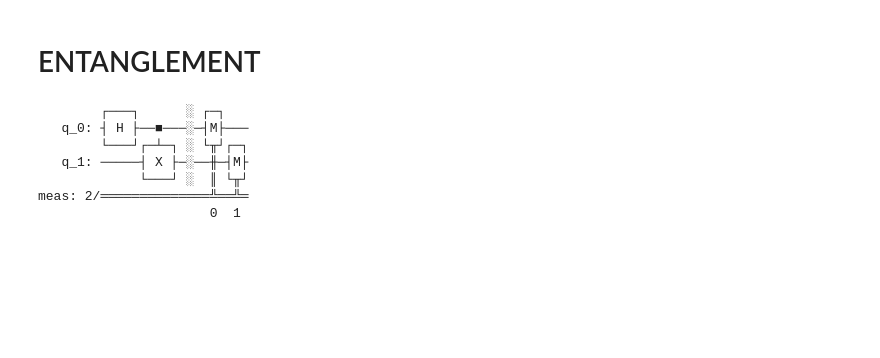
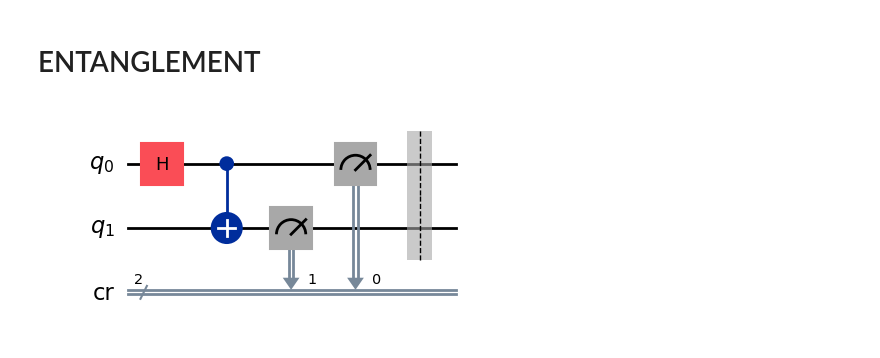
Before and after one commit to el-dAna/QC, a Jupyter notebook: hacathons/qrise_ibm.ipynb, the cells around one changed output. Saved outputs shown, nothing was run; the diff lists cells and outputs as text; code cells hidden in the pictures; blank space fills up the shorter version.

```diff
--- a/hacathons/qrise_ibm.ipynb
+++ b/hacathons/qrise_ibm.ipynb
@@ -138,19 +141,19 @@ display(plot_histogram(filtered_statistics))
 [figure]
 # %% [markdown]
 # ENTANGLEMENT
-# %%
-qr = QuantumRegister(2, 'q')
-qc = QuantumCircuit(qr)
-qc.h(0)
-qc.cx(0, 1)
-qc.measure_all()
-qc.draw()
-# %% [output]
-        ┌───┐      ░ ┌─┐
-   q_0: ┤ H ├──■───░─┤M├───
-        └───┘┌─┴─┐ ░ └╥┘┌─┐
-   q_1: ─────┤ X ├─░──╫─┤M├
-             └───┘ ░  ║ └╥┘
-meas: 2/══════════════╩══╩═
-                      0  1
+# %%
+qr = QuantumRegister(2, 'q')
+cr = ClassicalRegister(2,'cr')
+entangled_qc = QuantumCircuit(qr, cr)
+entangled_qc.h(0)
+entangled_qc.cx(0, 1)
+#entangled_qc.x(0)
+
+entangled_qc.measure(1, cr[1])
+entangled_qc.measure(0, cr[0])
+entangled_qc.barrier()
+
+entangled_qc.draw('mpl')
+# %% [output]
+[figure, added]
 # %%
```
Also changed, not shown: parts of 2 cells of this notebook.
